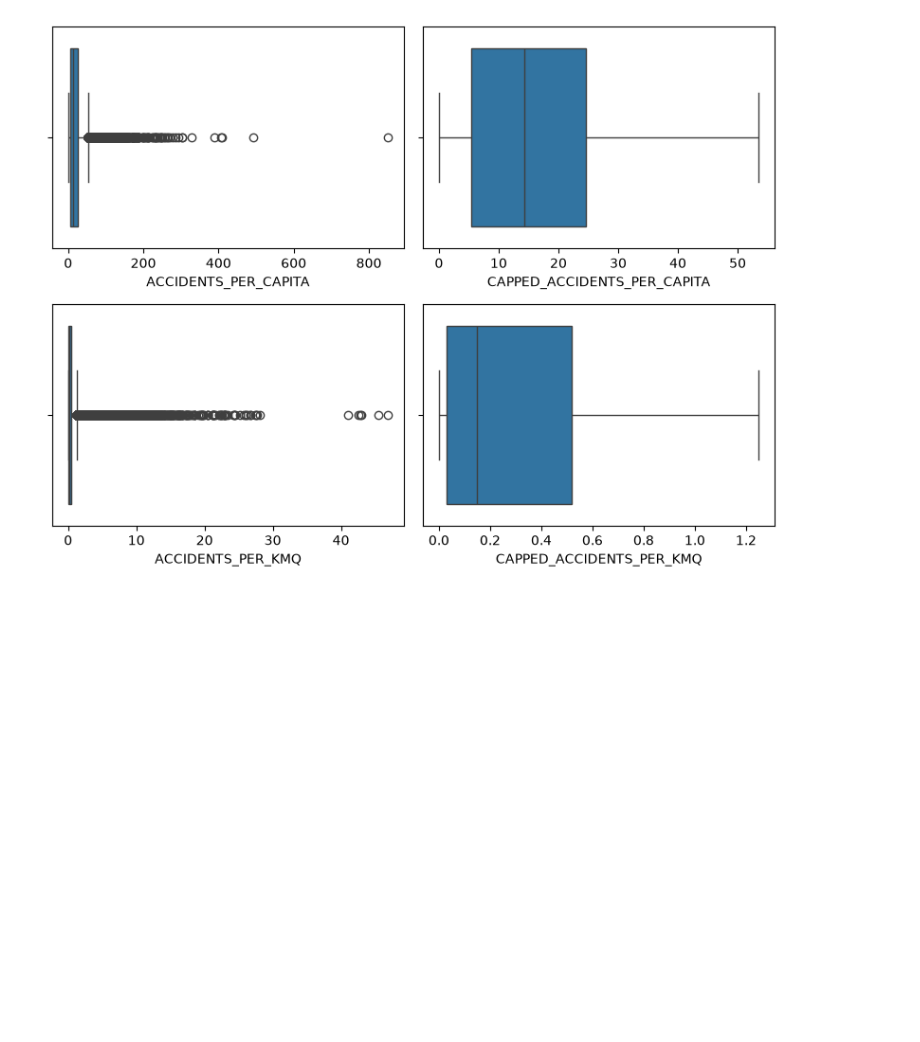
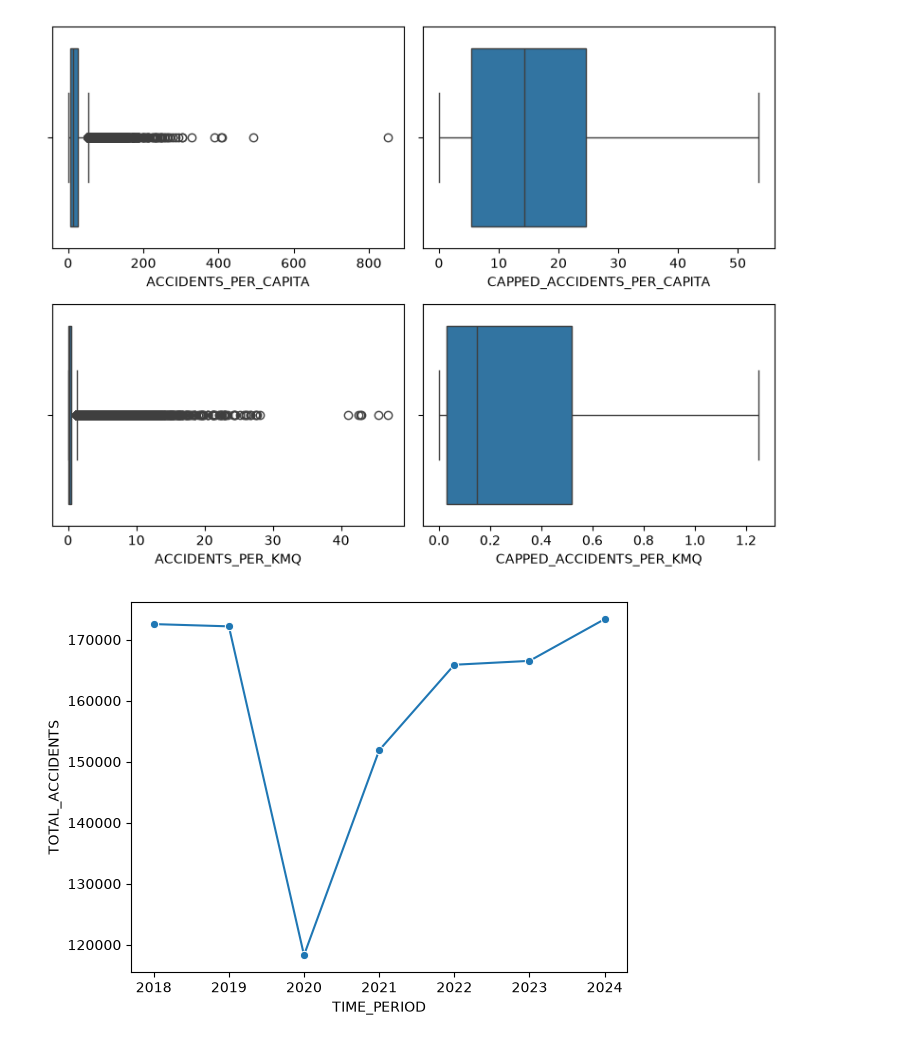
Before and after one commit to gretabarrale/boolean_capstone_project, a Jupyter notebook: eda.ipynb, the cells around one changed output. Saved outputs shown, nothing was run; the diff lists cells and outputs as text; code cells hidden in the pictures; blank space fills up the shorter version.

Commit message:
added yearly trend chart for TOTAL_ACCIDENTS column

```diff
--- a/eda.ipynb
+++ b/eda.ipynb
@@ -166,3 +166,11 @@ plt.tight_layout()
 plt.show()
 # %% [output]
 [figure]
+# %%
+# Plotting accidents distribution through the years
+# Data dropping at 2020 as expected
+total_acc_per_year = df.groupby('TIME_PERIOD')['TOTAL_ACCIDENTS'].sum().reset_index()
+sns.lineplot(x='TIME_PERIOD', y='TOTAL_ACCIDENTS', data=total_acc_per_year , marker='o')
+plt.show()
+# %% [output]
+[figure, added]
```
